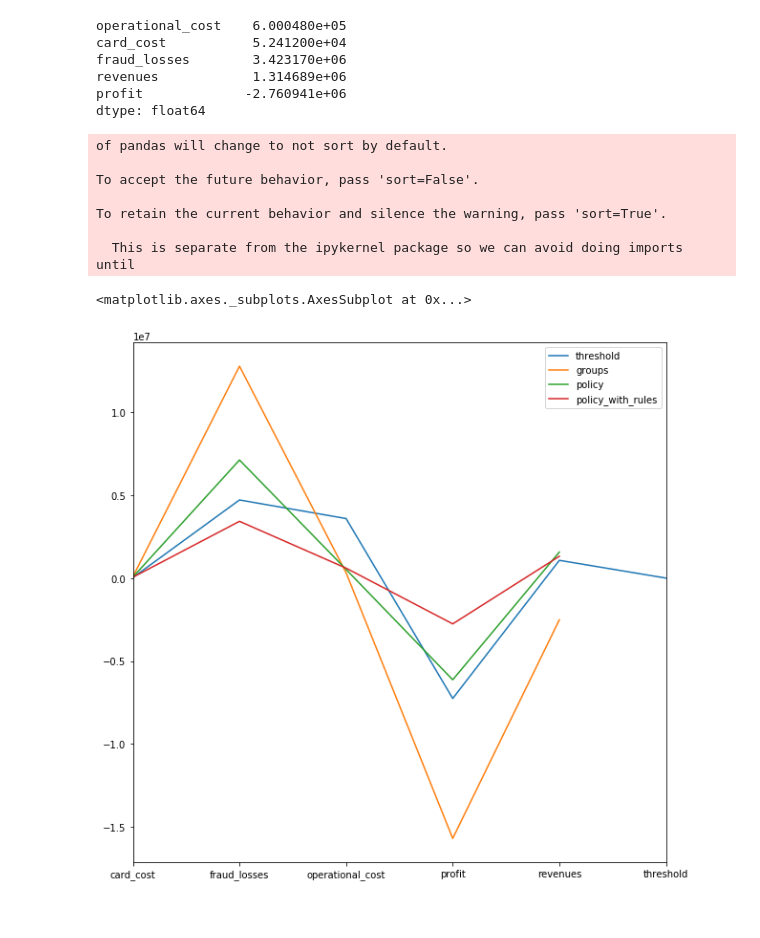
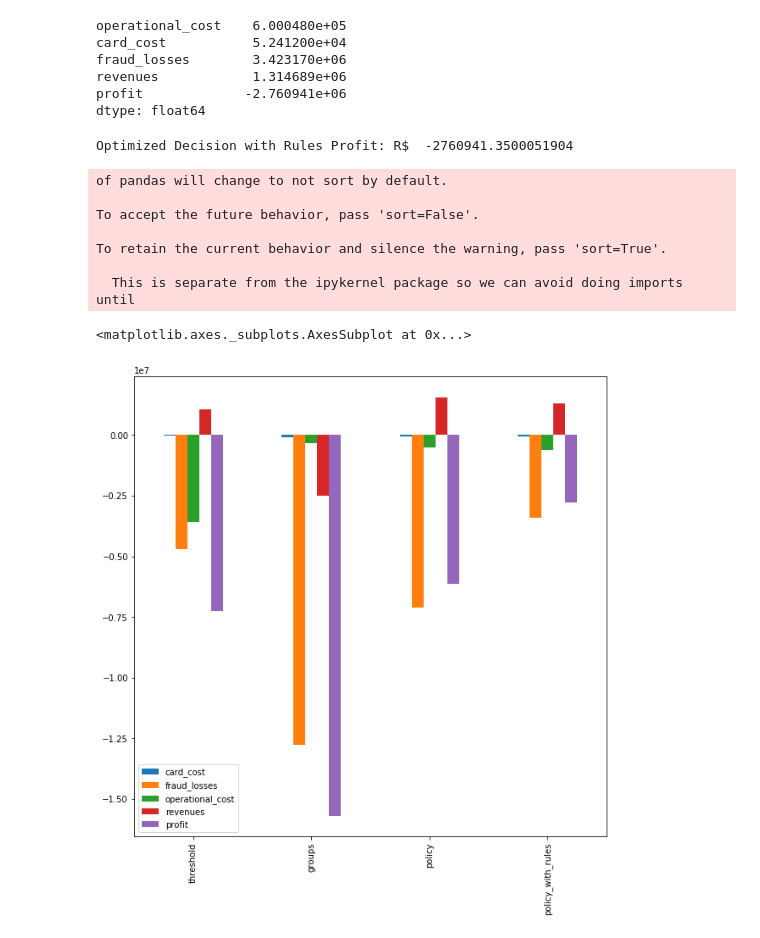
Before and after one commit to nubank/diversidados-curso-ds, a Jupyter notebook: intermediario/Aula 5/decison-making-examples.ipynb, the cells around one changed output. Cells and saved outputs as stored; diff of their text form; code cells hidden in the pictures.

```diff
--- a/intermediario/Aula 5/decison-making-examples.ipynb
+++ b/intermediario/Aula 5/decison-making-examples.ipynb
@@ -408,7 +423,8 @@ Apesar da regra ser muito simples, conseguimos uma performance quase tao boa qua
 # %%
 groups_df = profit_from_decision(transformed_df.assign(blocked=lambda df:
                       np.where(df.calibrated_prediction < 0.1, 0,
-                               np.where((df.calibrated_prediction >= 0.1) & (df.calibrated_prediction < 0.3) & (df[amount_col] < 100), 0, 1))
+                               np.where((df.calibrated_prediction >= 0.1)
+                                        & (df.calibrated_prediction < 0.3) & (df[amount_col] < 100), 0, 1))
 ))
 groups_df
 # %% [output]
@@ -435,20 +455,31 @@ fraud_losses        3.423170e+06
 revenues            1.314689e+06
 profit             -2.760941e+06
 dtype: float64
+# %%
+print("Optimized Decision with Rules Profit: R$ ", otimization_df_with_rules.profit)
+# %% [output]
+Optimized Decision with Rules Profit: R$  -2760941.3500051904
 # %%
 threshold_evaluation = (pd.concat([best_decision, groups_df, optimized_decision, otimization_df_with_rules],
                                  axis=1,
                                  keys=["threshold", "groups", "policy", "policy_with_rules"]))
 
 fig, ax = plt.subplots(figsize=(10, 10))
-threshold_evaluation.plot(ax=ax)
+(threshold_evaluation.T
+.assign(card_cost=lambda df: df.card_cost * -1,
+        fraud_losses=lambda df: df.fraud_losses * -1,
+        operational_cost=lambda df: df.operational_cost * -1
+       )
+[["card_cost", "fraud_losses", "operational_cost", "revenues", "profit"]].plot(ax=ax, kind='bar'))
+plt.grid()
+plt.title("R$ impact of each component for each)
 # %% [output]
 of pandas will change to not sort by default.
 
 To accept the future behavior, pass 'sort=False'.
 
 To retain the current behavior and silence the warning, pass 'sort=True'.
 
   This is separate from the ipykernel package so we can avoid doing imports until
 <matplotlib.axes._subplots.AxesSubplot at 0x...>
-[figure, old version]
+[figure, new version]
```
Also changed, not shown: parts of 31 cells of this notebook.
